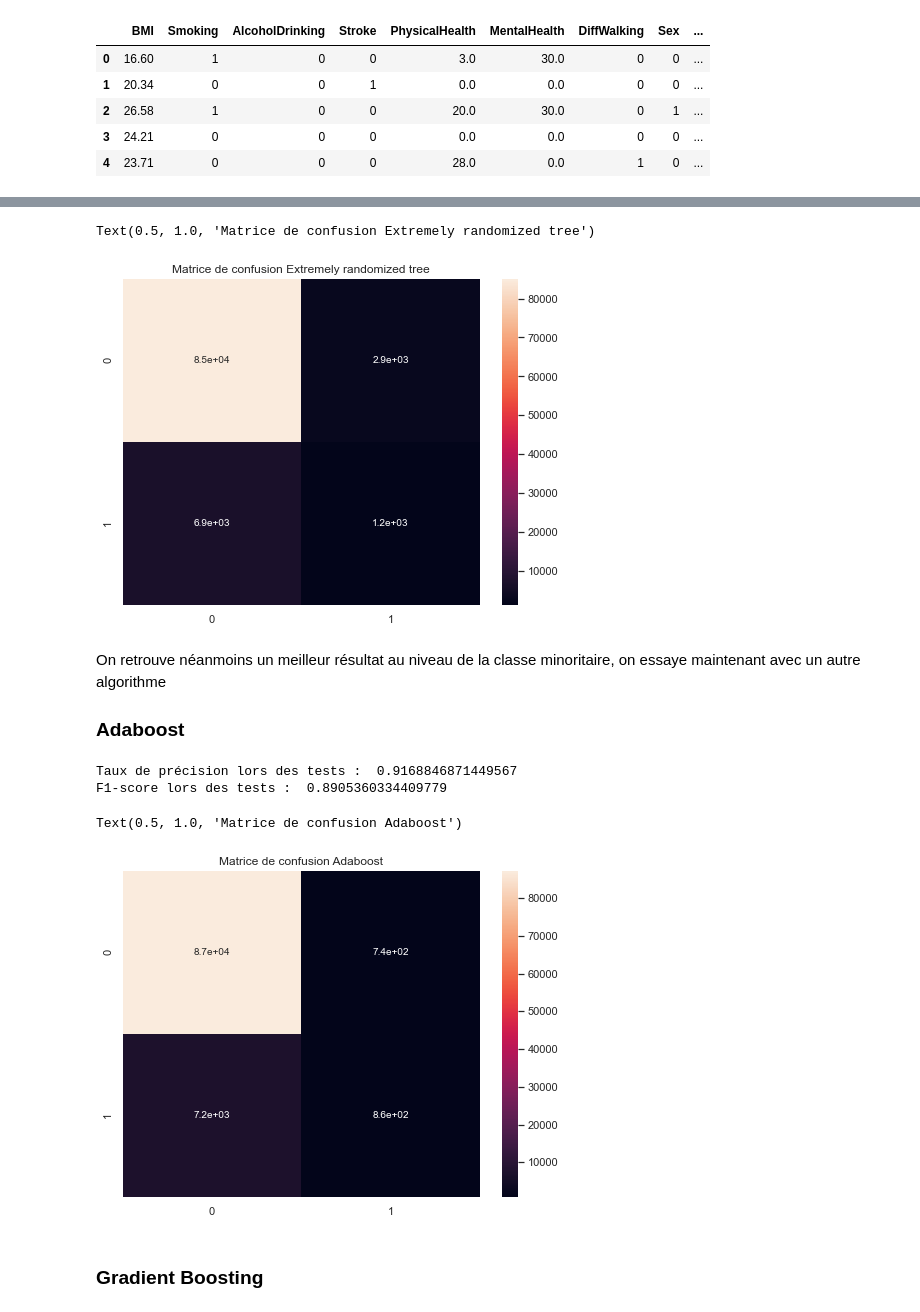
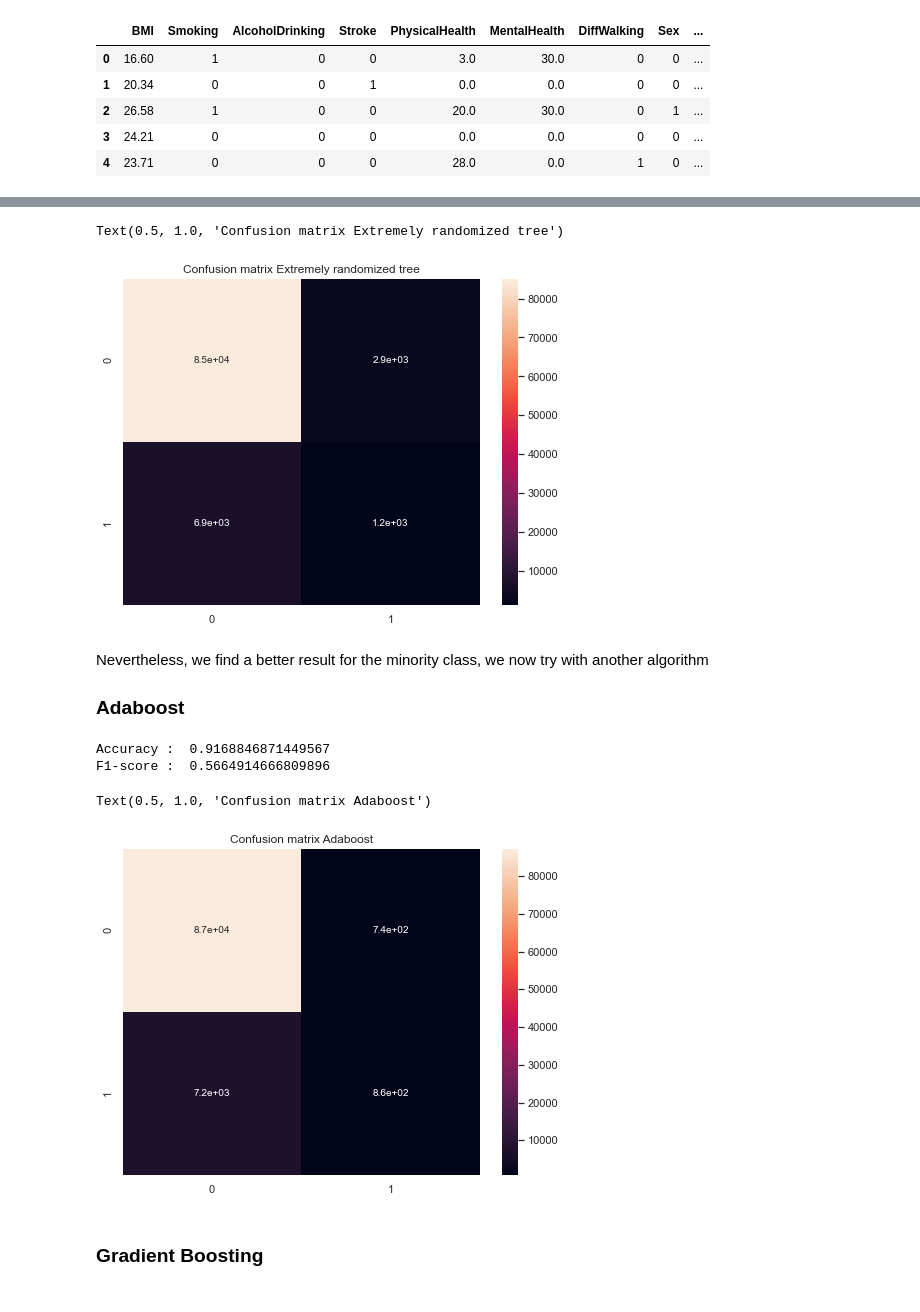
Before and after one commit to MohamedNennouche/Heart-disease, a Jupyter notebook: heart-notebook.ipynb, the cells around one changed output, grey strips where cells are left out. Cells and saved outputs as stored; diff of their text form; code cells hidden in the pictures.

```diff
--- a/heart-notebook.ipynb
+++ b/heart-notebook.ipynb
@@ -193,5 +189,6 @@ On retrouve d'excellents résultats autant avec la précision qu'avec le F1-scor
 # %%
+sns.set_theme(style='darkgrid')
 plt.figure(figsize=(8,6))
 sns.heatmap(metrics.confusion_matrix(etiq_test, yforrest), annot=True, annot_kws={"size": 10})
-plt.title("Matrice de confusion Random Forrest")
+plt.title("Confusion matrix Random Forrest")
 # %% [output]
@@ -211,28 +208,28 @@ F1-score lors des tests :  0.8824880195686641
 # %%
 plt.figure(figsize=(8,6))
 sns.heatmap(metrics.confusion_matrix(etiq_test, yextra), annot=True, annot_kws={"size": 10})
-plt.title("Matrice de confusion Extremely randomized tree")
+plt.title("Confusion matrix Extremely randomized tree")
 # %% [output]
-Text(0.5, 1.0, 'Matrice de confusion Extremely randomized tree')
+Text(0.5, 1.0, 'Confusion matrix Extremely randomized tree')
-[figure, old version]
+[figure, new version]
-# %% [markdown]
-On retrouve néanmoins un meilleur résultat au niveau de la classe minoritaire, on essaye maintenant avec un autre algorithme
-### Adaboost
+# %% [markdown]
+Nevertheless, we find a better result for the minority class, we now try with another algorithm
+### Adaboost
 # %%
 ada = AdaBoostClassifier(base_estimator=None, n_estimators=350, learning_rate=0.15, algorithm='SAMME.R', random_state=0).fit(fv_train,etiq_train)
 yada = ada.predict(fv_test)
-print("Taux de précision lors des tests : ",metrics.accuracy_score(etiq_test, yada))
-print("F1-score lors des tests : ",metrics.f1_score(etiq_test, yada, average='weighted'))
+print("Accuracy : ",metrics.accuracy_score(etiq_test, yada))
+print("F1-score : ",metrics.f1_score(etiq_test, yada, average='macro'))
 # %% [output]
-Taux de précision lors des tests :  0.9168846871449567
-F1-score lors des tests :  0.8905360334409779
+Accuracy :  0.9168846871449567
+F1-score :  0.5664914666809896
 # %%
 plt.figure(figsize=(8,6))
 sns.heatmap(metrics.confusion_matrix(etiq_test, yada), annot=True, annot_kws={"size": 10})
-plt.title("Matrice de confusion Adaboost")
+plt.title("Confusion matrix Adaboost")
 # %% [output]
-Text(0.5, 1.0, 'Matrice de confusion Adaboost')
+Text(0.5, 1.0, 'Confusion matrix Adaboost')
-[figure, old version]
+[figure, new version]
 # %% [markdown]
 ### Gradient Boosting
 # %%
```
Also changed, not shown: parts of 31 cells of this notebook, 1 other file.
